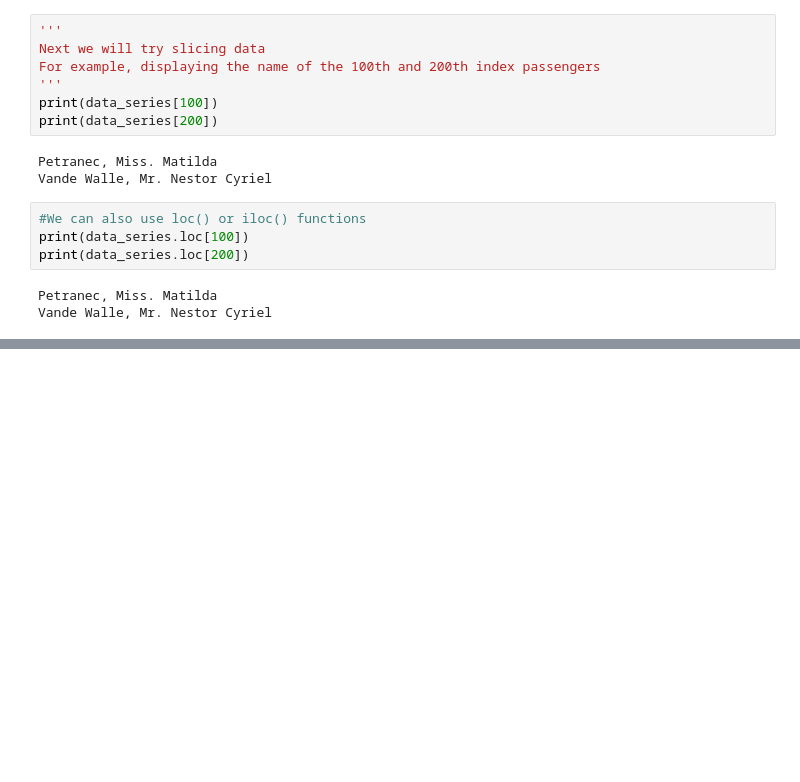
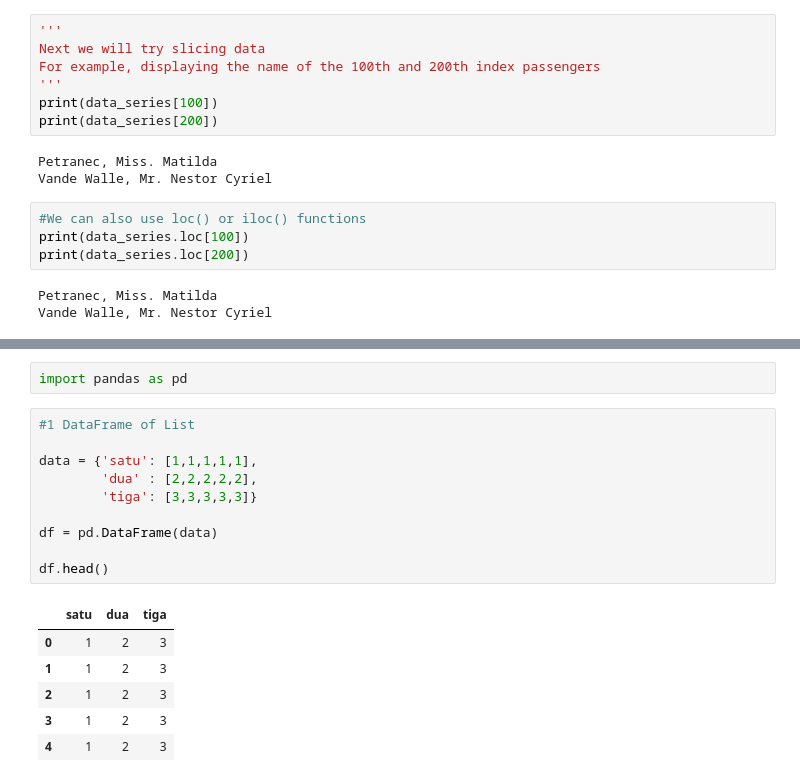
Before and after one commit to Taufik-dot/100days_of_code, a Jupyter notebook: Numpy&Pandas.ipynb, the cells around one changed output, grey strips where cells are left out. Cells and saved outputs as stored; diff of their text form; blank space fills up the shorter version.

```diff
--- a/Numpy&Pandas.ipynb
+++ b/Numpy&Pandas.ipynb
@@ -357,0 +378,19 @@ Vande Walle, Mr. Nestor Cyriel
+# %%
+import pandas as pd
+# %%
+#1 DataFrame of List
+
+data = {'satu': [1,1,1,1,1],
+        'dua' : [2,2,2,2,2],
+        'tiga': [3,3,3,3,3]}
+
+df = pd.DataFrame(data)
+
+df.head()
+# %% [output]
+|  | satu | dua | tiga |
+| 0 | 1 | 2 | 3 |
+| 1 | 1 | 2 | 3 |
+| 2 | 1 | 2 | 3 |
+| 3 | 1 | 2 | 3 |
+| 4 | 1 | 2 | 3 |
```
Also changed, not shown: parts of 7 cells of this notebook.
